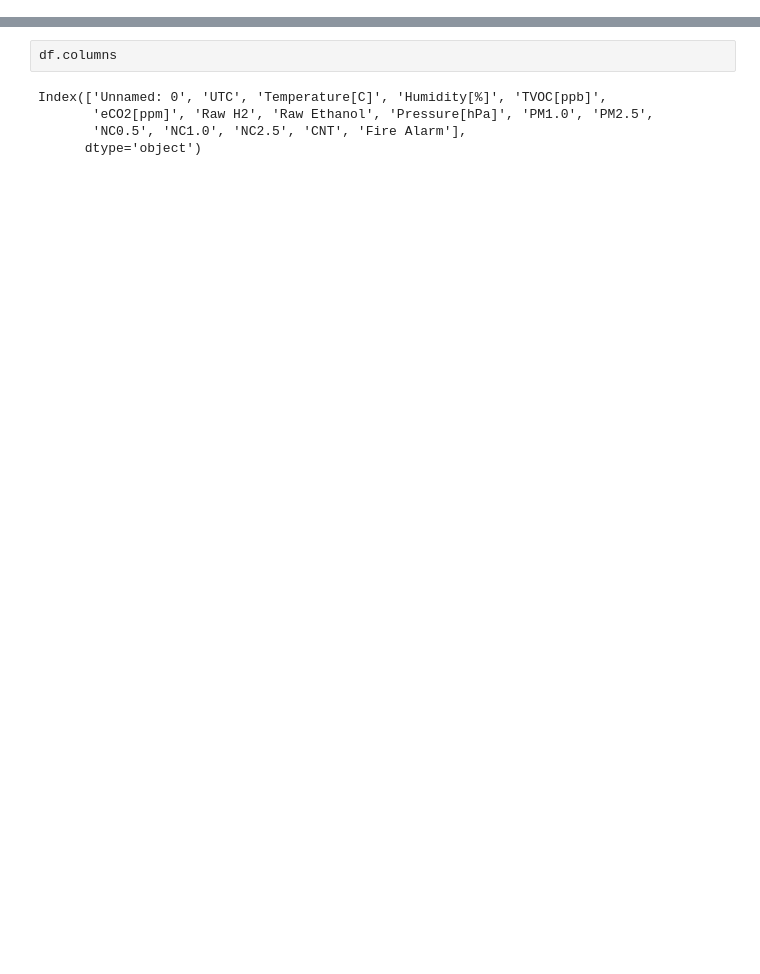
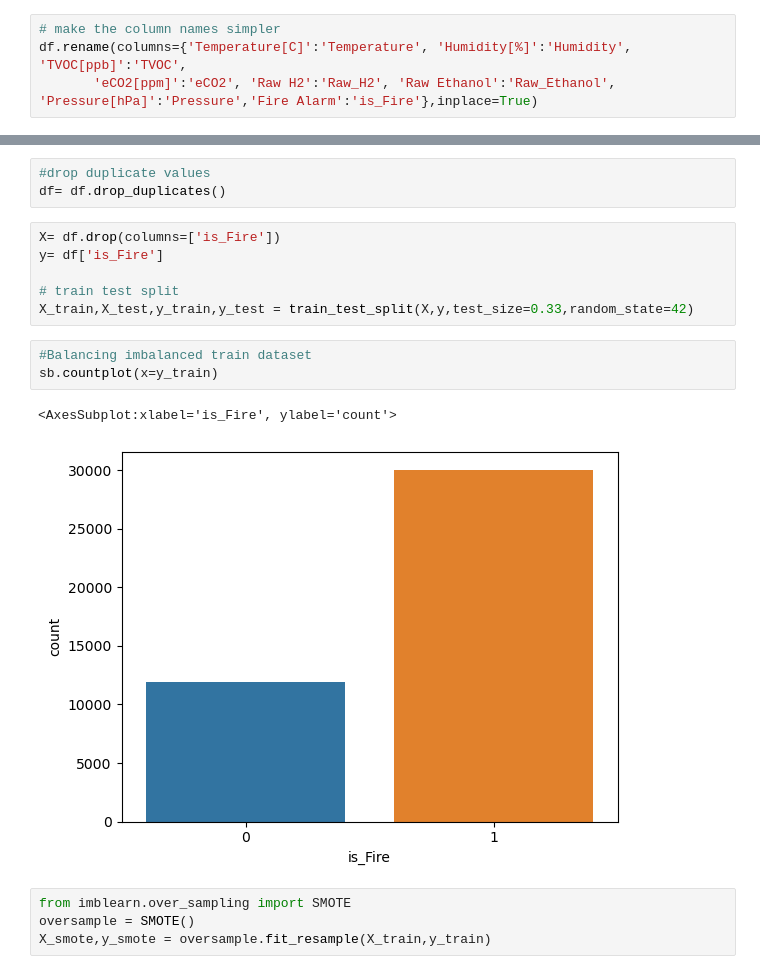
Before and after one commit to swati2406/Smoke-detection-analysis, a Jupyter notebook: Smoke_detection.ipynb, the cells around one changed output, grey strips where cells are left out. Cells and saved outputs as stored; diff of their text form; blank space fills up the shorter version.

```diff
--- a/Smoke_detection.ipynb
+++ b/Smoke_detection.ipynb
@@ -56,0 +98,4 @@ TVOC, eCO2,PM1.0,PM2.5,NC0.5,NC1.0,NC2.6 have an unusual max value
+# %%
+# make the column names simpler
+df.rename(columns={'Temperature[C]':'Temperature', 'Humidity[%]':'Humidity', 'TVOC[ppb]':'TVOC',
+       'eCO2[ppm]':'eCO2', 'Raw H2':'Raw_H2', 'Raw Ethanol':'Raw_Ethanol', 'Pressure[hPa]':'Pressure','Fire Alarm':'is_Fire'},inplace=True)
@@ -57,8 +148,20 @@ TVOC, eCO2,PM1.0,PM2.5,NC0.5,NC1.0,NC2.6 have an unusual max value
+# %%
+#drop duplicate values
+df= df.drop_duplicates()
+# %%
+X= df.drop(columns=['is_Fire'])
+y= df['is_Fire']
+
+# train test split
+X_train,X_test,y_train,y_test = train_test_split(X,y,test_size=0.33,random_state=42)
+# %%
+#Balancing imbalanced train dataset
+sb.countplot(x=y_train)
+# %% [output]
+<AxesSubplot:xlabel='is_Fire', ylabel='count'>
+[figure, added]
 # %%
-df.columns
+from imblearn.over_sampling import SMOTE
+oversample = SMOTE()
+X_smote,y_smote = oversample.fit_resample(X_train,y_train)
-# %% [output]
-Index(['Unnamed: 0', 'UTC', 'Temperature[C]', 'Humidity[%]', 'TVOC[ppb]',
-       'eCO2[ppm]', 'Raw H2', 'Raw Ethanol', 'Pressure[hPa]', 'PM1.0', 'PM2.5',
-       'NC0.5', 'NC1.0', 'NC2.5', 'CNT', 'Fire Alarm'],
-      dtype='object')
 # %%
```
Also changed, not shown: parts of 36 cells of this notebook.
